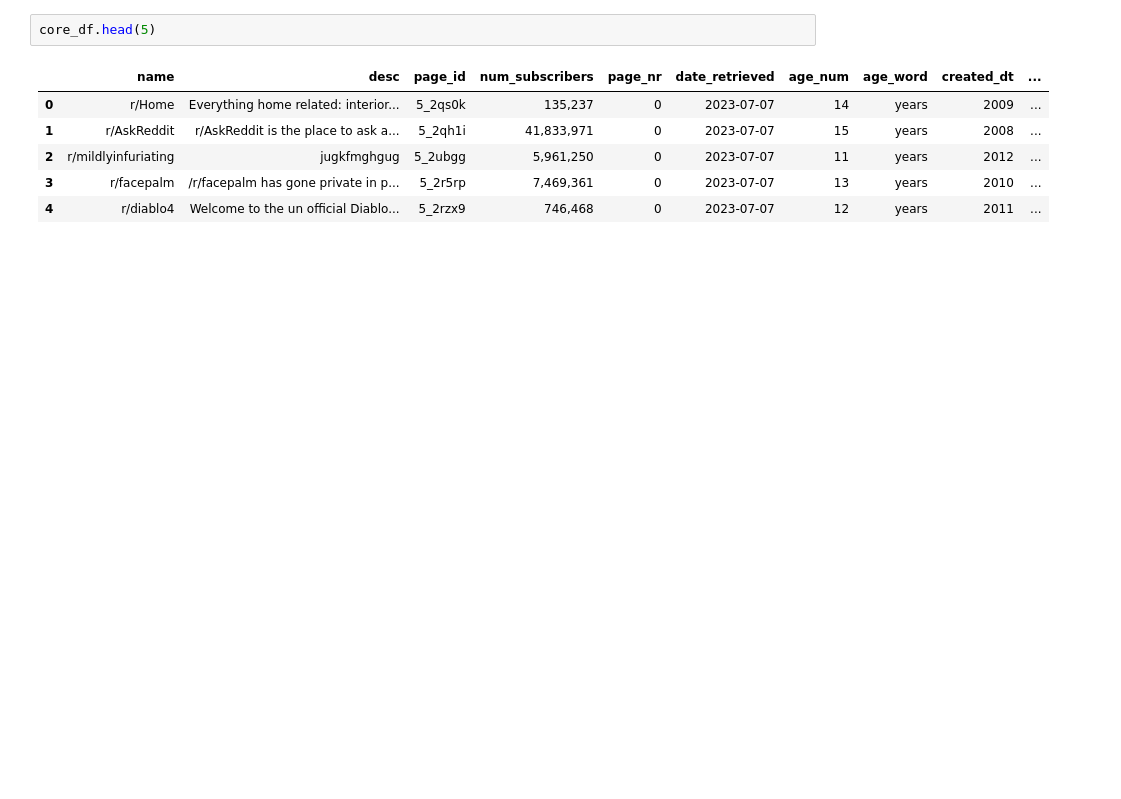
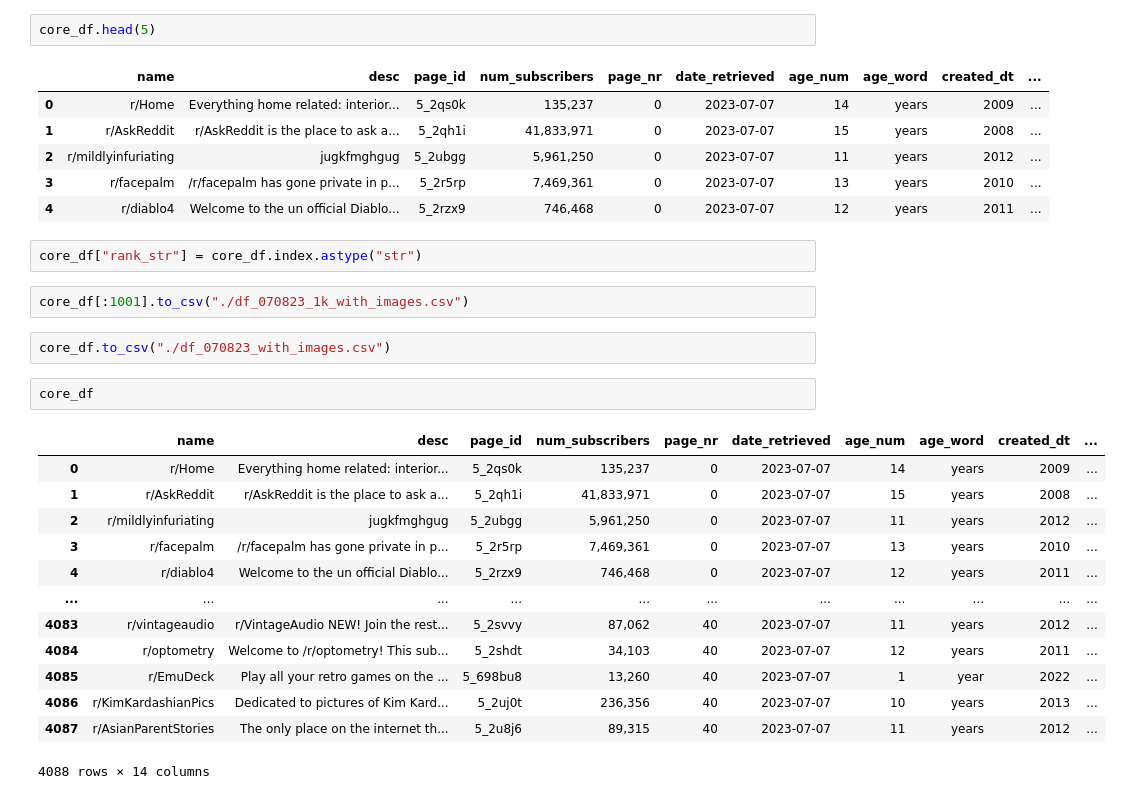
Before and after one commit to jellomoat/subs, a Jupyter notebook: lede-project-2-prep.ipynb, the cells around one changed output. Saved outputs shown, nothing was run; the diff lists cells and outputs as text; blank space fills up the shorter version.

Commit message:
made rank a string for flourish rendering also made changes to site page (rebased in)

```diff
--- a/lede-project-2-prep.ipynb
+++ b/lede-project-2-prep.ipynb
@@ -488,3 +484,25 @@ core_df.head(5)
 | 2 | r/mildlyinfuriating | jugkfmghgug | 5_2ubgg | 5,961,250 | 0 | 2023-07-07 | 11 | years | 2012 | ... |
 | 3 | r/facepalm | /r/facepalm has gone private in p... | 5_2r5rp | 7,469,361 | 0 | 2023-07-07 | 13 | years | 2010 | ... |
 | 4 | r/diablo4 | Welcome to the un official Diablo... | 5_2rzx9 | 746,468 | 0 | 2023-07-07 | 12 | years | 2011 | ... |
+# %%
+core_df["rank_str"] = core_df.index.astype("str")
+# %%
+core_df[:1001].to_csv("./df_070823_1k_with_images.csv")
+# %%
+core_df.to_csv("./df_070823_with_images.csv")
+# %%
+core_df
+# %% [output]
+|  | name | desc | page_id | num_subscribers | page_nr | date_retrieved | age_num | age_word | created_dt | ... |
+| 0 | r/Home | Everything home related: interior... | 5_2qs0k | 135,237 | 0 | 2023-07-07 | 14 | years | 2009 | ... |
+| 1 | r/AskReddit | r/AskReddit is the place to ask a... | 5_2qh1i | 41,833,971 | 0 | 2023-07-07 | 15 | years | 2008 | ... |
+| 2 | r/mildlyinfuriating | jugkfmghgug | 5_2ubgg | 5,961,250 | 0 | 2023-07-07 | 11 | years | 2012 | ... |
+| 3 | r/facepalm | /r/facepalm has gone private in p... | 5_2r5rp | 7,469,361 | 0 | 2023-07-07 | 13 | years | 2010 | ... |
+| 4 | r/diablo4 | Welcome to the un official Diablo... | 5_2rzx9 | 746,468 | 0 | 2023-07-07 | 12 | years | 2011 | ... |
+| ... | ... | ... | ... | ... | ... | ... | ... | ... | ... | ... |
+| 4083 | r/vintageaudio | r/VintageAudio NEW! Join the rest... | 5_2svvy | 87,062 | 40 | 2023-07-07 | 11 | years | 2012 | ... |
+| 4084 | r/optometry | Welcome to /r/optometry! This sub... | 5_2shdt | 34,103 | 40 | 2023-07-07 | 12 | years | 2011 | ... |
+| 4085 | r/EmuDeck | Play all your retro games on the ... | 5_698bu8 | 13,260 | 40 | 2023-07-07 | 1 | year | 2022 | ... |
+| 4086 | r/KimKardashianPics | Dedicated to pictures of Kim Kard... | 5_2uj0t | 236,356 | 40 | 2023-07-07 | 10 | years | 2013 | ... |
+| 4087 | r/AsianParentStories | The only place on the internet th... | 5_2u8j6 | 89,315 | 40 | 2023-07-07 | 11 | years | 2012 | ... |
+4088 rows × 14 columns
```
Also changed, not shown: parts of 2 cells of this notebook, 3 other files.
